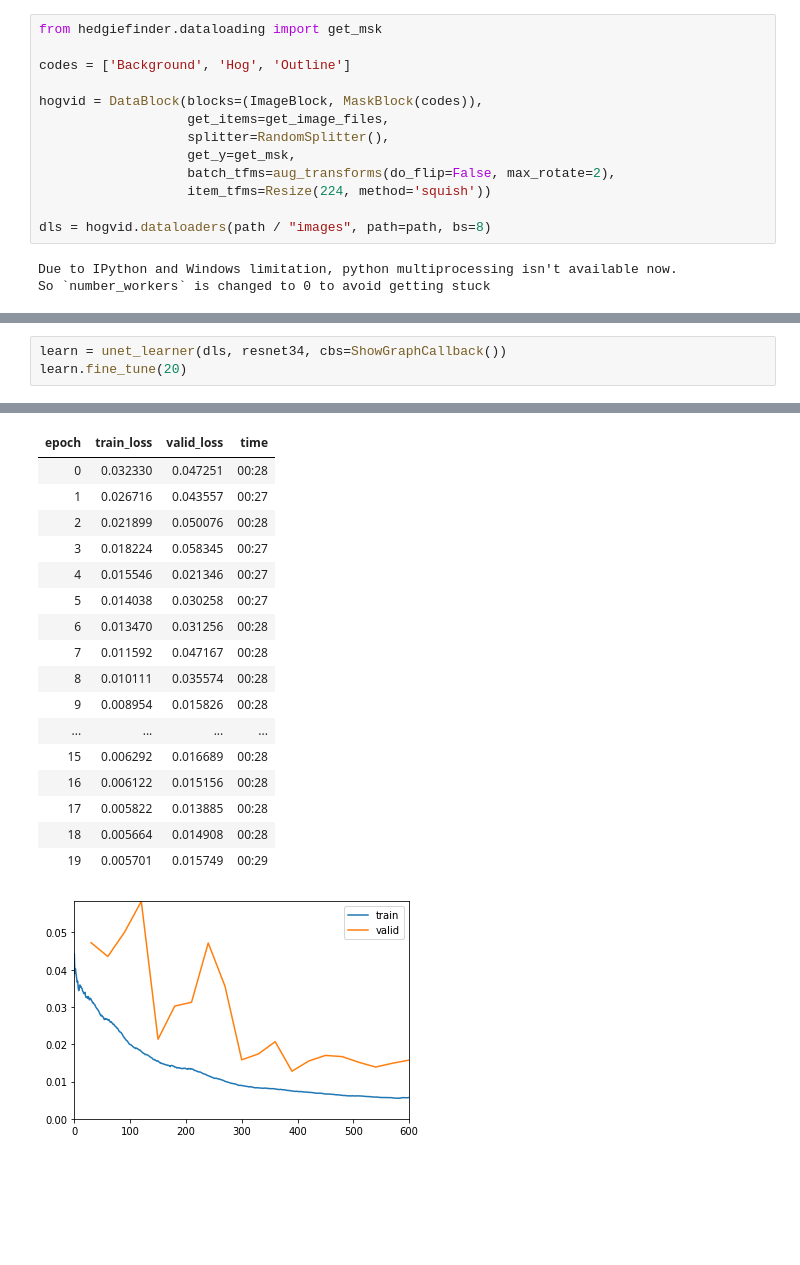
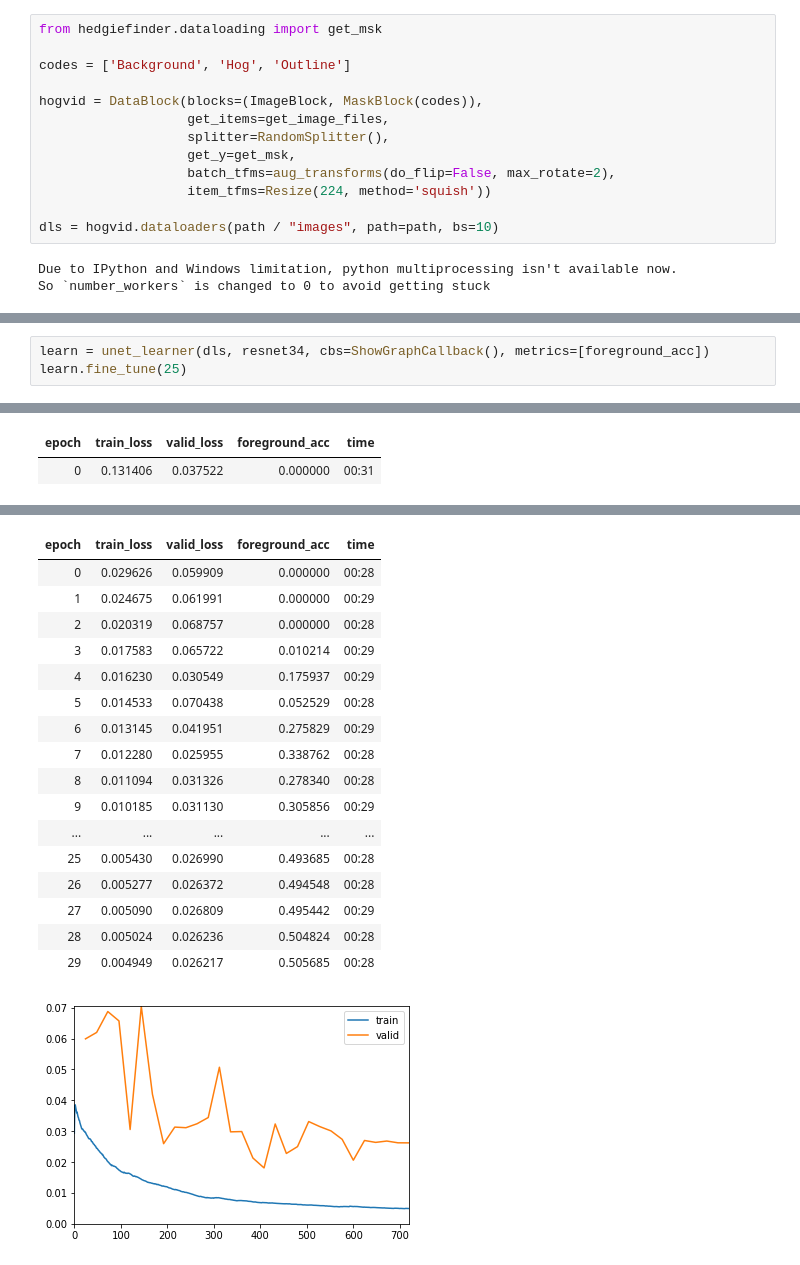
Before and after one commit to bnel1201/hog_finder, a Jupyter notebook: notebooks/segmentation_train.ipynb, the cells around one changed output, grey strips where cells are left out. Cells and saved outputs as stored; diff of their text form; blank space fills up the shorter version.

```diff
--- a/notebooks/segmentation_train.ipynb
+++ b/notebooks/segmentation_train.ipynb
@@ -27,7 +27,7 @@ hogvid = DataBlock(blocks=(ImageBlock, MaskBlock(codes)),
                    batch_tfms=aug_transforms(do_flip=False, max_rotate=2),
                    item_tfms=Resize(224, method='squish'))
 
-dls = hogvid.dataloaders(path / "images", path=path, bs=8)
+dls = hogvid.dataloaders(path / "images", path=path, bs=10)
 # %% [output]
 Due to IPython and Windows limitation, python multiprocessing isn't available now.
 So `number_workers` is changed to 0 to avoid getting stuck
@@ -43,4 +43,4 @@ x.shape, y.shape
 # %%
-learn = unet_learner(dls, resnet34, cbs=ShowGraphCallback())
-learn.fine_tune(20)
+learn = unet_learner(dls, resnet34, cbs=ShowGraphCallback(), metrics=[foreground_acc])
+learn.fine_tune(25)
 # %% [output]
@@ -47,0 +47,2 @@ learn.fine_tune(20)
+| epoch | train_loss | valid_loss | foreground_acc | time |
+| 0 | 0.131406 | 0.037522 | 0.000000 | 00:31 |
@@ -49,19 +50,19 @@ learn.fine_tune(20)
-| epoch | train_loss | valid_loss | time |
-| 0 | 0.032330 | 0.047251 | 00:28 |
-| 1 | 0.026716 | 0.043557 | 00:27 |
-| 2 | 0.021899 | 0.050076 | 00:28 |
-| 3 | 0.018224 | 0.058345 | 00:27 |
-| 4 | 0.015546 | 0.021346 | 00:27 |
-| 5 | 0.014038 | 0.030258 | 00:27 |
-| 6 | 0.013470 | 0.031256 | 00:28 |
-| 7 | 0.011592 | 0.047167 | 00:28 |
-| 8 | 0.010111 | 0.035574 | 00:28 |
-| 9 | 0.008954 | 0.015826 | 00:28 |
-| ... | ... | ... | ... |
-| 15 | 0.006292 | 0.016689 | 00:28 |
-| 16 | 0.006122 | 0.015156 | 00:28 |
-| 17 | 0.005822 | 0.013885 | 00:28 |
-| 18 | 0.005664 | 0.014908 | 00:28 |
-| 19 | 0.005701 | 0.015749 | 00:29 |
+| epoch | train_loss | valid_loss | foreground_acc | time |
+| 0 | 0.029626 | 0.059909 | 0.000000 | 00:28 |
+| 1 | 0.024675 | 0.061991 | 0.000000 | 00:29 |
+| 2 | 0.020319 | 0.068757 | 0.000000 | 00:28 |
+| 3 | 0.017583 | 0.065722 | 0.010214 | 00:29 |
+| 4 | 0.016230 | 0.030549 | 0.175937 | 00:29 |
+| 5 | 0.014533 | 0.070438 | 0.052529 | 00:28 |
+| 6 | 0.013145 | 0.041951 | 0.275829 | 00:29 |
+| 7 | 0.012280 | 0.025955 | 0.338762 | 00:28 |
+| 8 | 0.011094 | 0.031326 | 0.278340 | 00:28 |
+| 9 | 0.010185 | 0.031130 | 0.305856 | 00:29 |
+| ... | ... | ... | ... | ... |
+| 25 | 0.005430 | 0.026990 | 0.493685 | 00:28 |
+| 26 | 0.005277 | 0.026372 | 0.494548 | 00:28 |
+| 27 | 0.005090 | 0.026809 | 0.495442 | 00:29 |
+| 28 | 0.005024 | 0.026236 | 0.504824 | 00:28 |
+| 29 | 0.004949 | 0.026217 | 0.505685 | 00:28 |
-[figure, old version]
+[figure, new version]
 # %%
```
Also changed, not shown: parts of 16 cells of this notebook, 4 other files.
